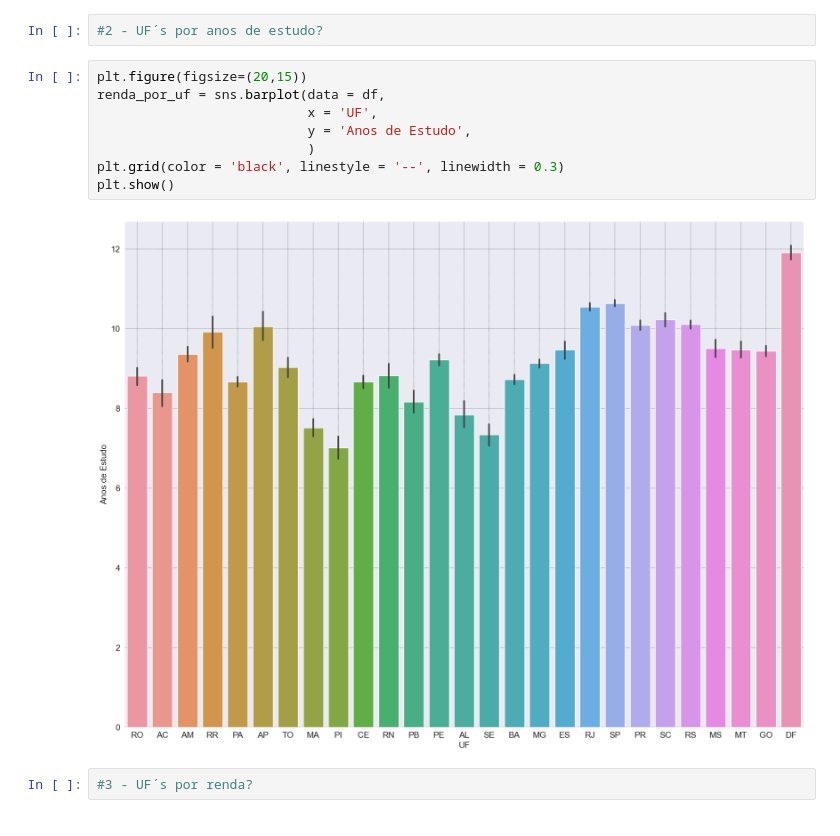
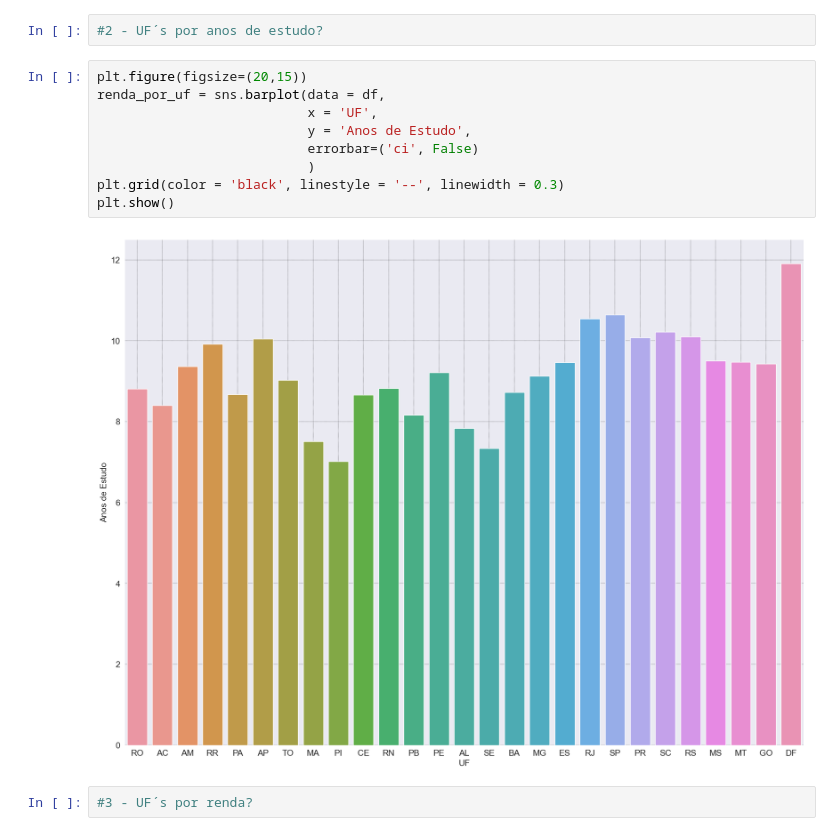
Before and after one commit to ilsochrist/Analise_Renda, a Jupyter notebook: Renda.ipynb, the cells around one changed output. Cells and saved outputs as stored; diff of their text form.

```diff
--- a/Renda.ipynb
+++ b/Renda.ipynb
@@ -188,13 +188,14 @@ sns.heatmap(df.corr(), annot=True, linewidths=.5, fmt=".2f", ax=ax)
 # %%
 plt.figure(figsize=(20,15))
 renda_por_uf = sns.barplot(data = df,
                            x = 'UF',
                            y = 'Anos de Estudo',
+                           errorbar=('ci', False)
                            )
 plt.grid(color = 'black', linestyle = '--', linewidth = 0.3)
 plt.show()
 # %% [output]
-[figure, old version]
+[figure, new version]
 # %%
 #3 - UF´s por renda?
 # %%
```
Also changed, not shown: parts of 1 cell of this notebook.
